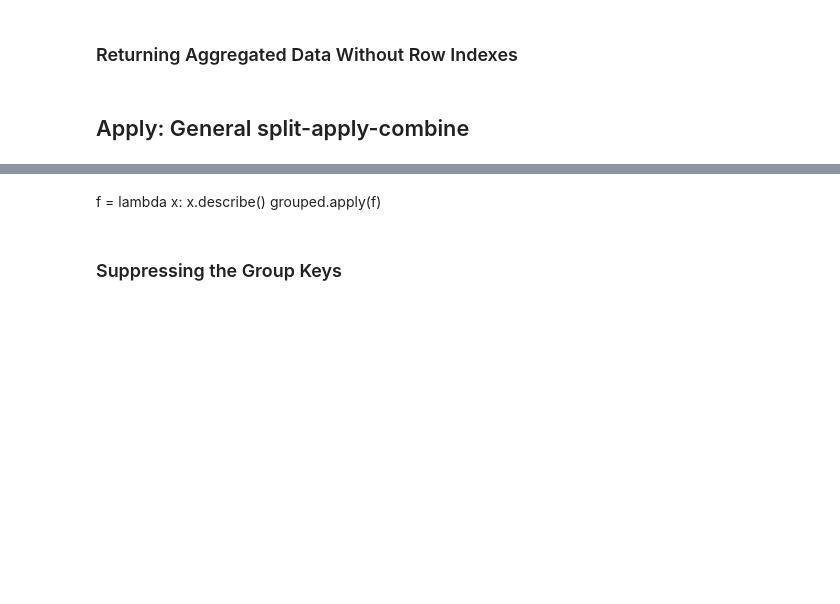
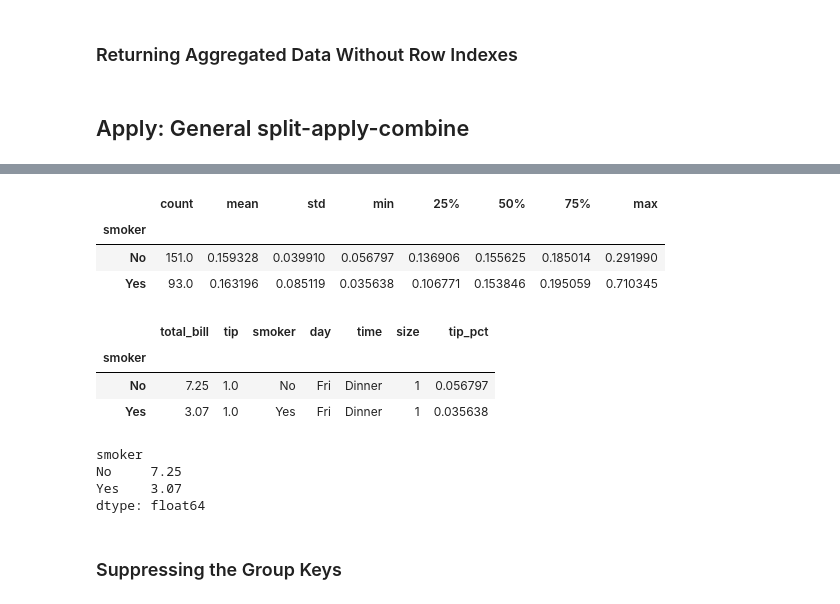
Before and after one commit to jazzlly/pydata-book, a Jupyter notebook: ch10.ipynb, the cells around one changed output, grey strips where cells are left out. Drawn from its saved outputs; the diff is of its cells as text; code cells hidden in the pictures; blank space fills up the shorter version.

```diff
--- a/ch10.ipynb
+++ b/ch10.ipynb
@@ -358,10 +434,26 @@ tips.groupby(['smoker', 'day']).apply(top, n=1, column='total_bill')
 # %%
 result = tips.groupby('smoker')['tip_pct'].describe()
 result
-result.unstack('smoker')
+# result.unstack('smoker')
+# %% [output]
+|  | count | mean | std | min | 25% | 50% | 75% | max |
+| smoker |  |  |  |  |  |  |  |  |
+| No | 151.0 | 0.159328 | 0.039910 | 0.056797 | 0.136906 | 0.155625 | 0.185014 | 0.291990 |
+| Yes | 93.0 | 0.163196 | 0.085119 | 0.035638 | 0.106771 | 0.153846 | 0.195059 | 0.710345 |
-# %% [markdown]
-f = lambda x: x.describe()
-grouped.apply(f)
+# %%
+tips.groupby('smoker').apply(lambda x: x.min())
+# %% [output]
+|  | total_bill | tip | smoker | day | time | size | tip_pct |
+| smoker |  |  |  |  |  |  |  |
+| No | 7.25 | 1.0 | No | Fri | Dinner | 1 | 0.056797 |
+| Yes | 3.07 | 1.0 | Yes | Fri | Dinner | 1 | 0.035638 |
+# %%
+tips.groupby('smoker').apply(lambda x: x['total_bill'].min())
+# %% [output]
+smoker
+No     7.25
+Yes    3.07
+dtype: float64
 # %% [markdown]
 ### Suppressing the Group Keys
 # %%
```
Also changed, not shown: parts of 11 cells of this notebook.
